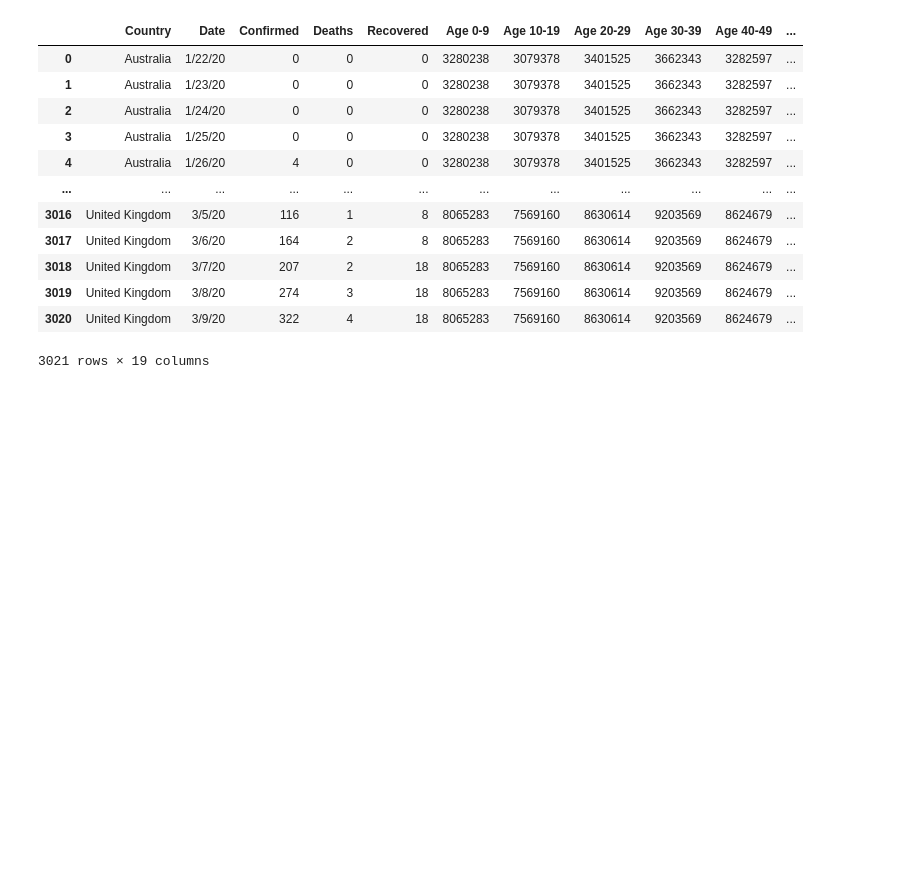
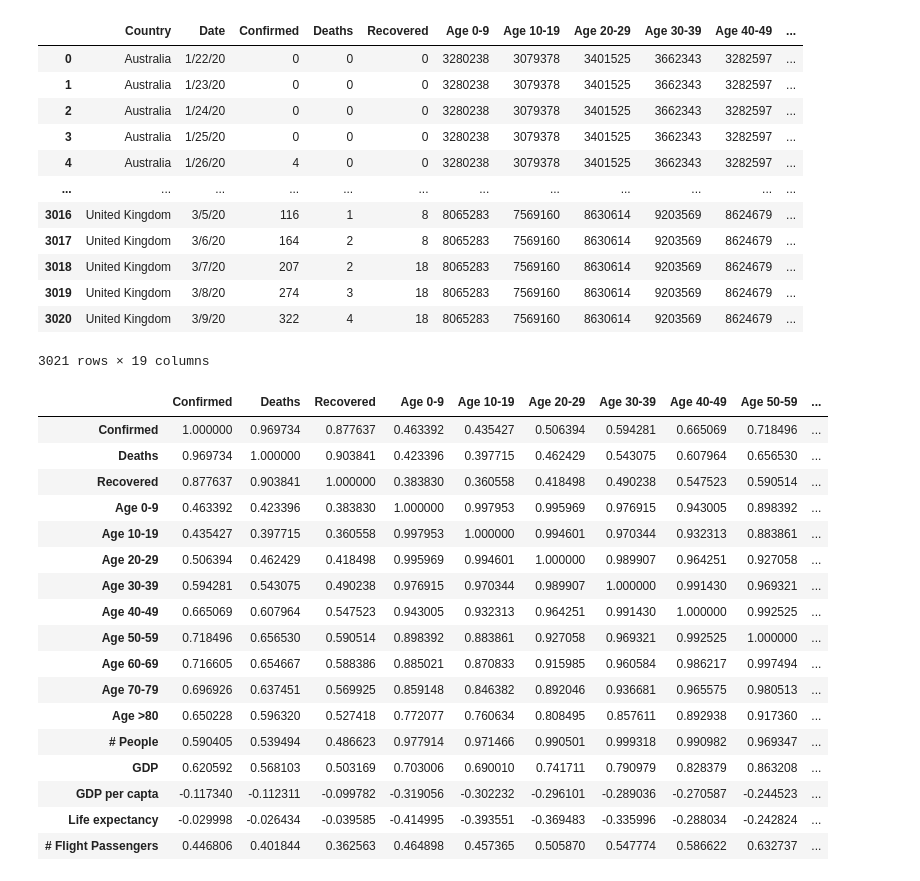
Before and after one commit to thamycoelho/coronavirus_analysis, a Jupyter notebook: data_analysis.ipynb, the cells around one changed output. Drawn from its saved outputs; the diff is of its cells as text; code cells hidden in the pictures; blank space fills up the shorter version.

```diff
--- a/data_analysis.ipynb
+++ b/data_analysis.ipynb
@@ -2,7 +2,7 @@
 import pandas as pd
 # %%
 df_covid = pd.read_csv("./input/covid_19_clear.csv")
-df_country_info = pd.read_csv("./country_info.csv")
+df_country_info = pd.read_csv("./input/country_info.csv")
 # %%
 df_covid.head(20)
 # %% [output]
@@ -72,3 +72,24 @@ df
 | 3019 | United Kingdom | 3/8/20 | 274 | 3 | 18 | 8065283 | 7569160 | 8630614 | 9203569 | 8624679 | ... |
 | 3020 | United Kingdom | 3/9/20 | 322 | 4 | 18 | 8065283 | 7569160 | 8630614 | 9203569 | 8624679 | ... |
 3021 rows × 19 columns
+# %%
+df.corr()
+# %% [output]
+|  | Confirmed | Deaths | Recovered | Age 0-9 | Age 10-19 | Age 20-29 | Age 30-39 | Age 40-49 | Age 50-59 | ... |
+| Confirmed | 1.000000 | 0.969734 | 0.877637 | 0.463392 | 0.435427 | 0.506394 | 0.594281 | 0.665069 | 0.718496 | ... |
+| Deaths | 0.969734 | 1.000000 | 0.903841 | 0.423396 | 0.397715 | 0.462429 | 0.543075 | 0.607964 | 0.656530 | ... |
+| Recovered | 0.877637 | 0.903841 | 1.000000 | 0.383830 | 0.360558 | 0.418498 | 0.490238 | 0.547523 | 0.590514 | ... |
+| Age 0-9 | 0.463392 | 0.423396 | 0.383830 | 1.000000 | 0.997953 | 0.995969 | 0.976915 | 0.943005 | 0.898392 | ... |
+| Age 10-19 | 0.435427 | 0.397715 | 0.360558 | 0.997953 | 1.000000 | 0.994601 | 0.970344 | 0.932313 | 0.883861 | ... |
+| Age 20-29 | 0.506394 | 0.462429 | 0.418498 | 0.995969 | 0.994601 | 1.000000 | 0.989907 | 0.964251 | 0.927058 | ... |
+| Age 30-39 | 0.594281 | 0.543075 | 0.490238 | 0.976915 | 0.970344 | 0.989907 | 1.000000 | 0.991430 | 0.969321 | ... |
+| Age 40-49 | 0.665069 | 0.607964 | 0.547523 | 0.943005 | 0.932313 | 0.964251 | 0.991430 | 1.000000 | 0.992525 | ... |
+| Age 50-59 | 0.718496 | 0.656530 | 0.590514 | 0.898392 | 0.883861 | 0.927058 | 0.969321 | 0.992525 | 1.000000 | ... |
+| Age 60-69 | 0.716605 | 0.654667 | 0.588386 | 0.885021 | 0.870833 | 0.915985 | 0.960584 | 0.986217 | 0.997494 | ... |
+| Age 70-79 | 0.696926 | 0.637451 | 0.569925 | 0.859148 | 0.846382 | 0.892046 | 0.936681 | 0.965575 | 0.980513 | ... |
+| Age >80 | 0.650228 | 0.596320 | 0.527418 | 0.772077 | 0.760634 | 0.808495 | 0.857611 | 0.892938 | 0.917360 | ... |
+| # People | 0.590405 | 0.539494 | 0.486623 | 0.977914 | 0.971466 | 0.990501 | 0.999318 | 0.990982 | 0.969347 | ... |
+| GDP | 0.620592 | 0.568103 | 0.503169 | 0.703006 | 0.690010 | 0.741711 | 0.790979 | 0.828379 | 0.863208 | ... |
+| GDP per capta | -0.117340 | -0.112311 | -0.099782 | -0.319056 | -0.302232 | -0.296101 | -0.289036 | -0.270587 | -0.244523 | ... |
+| Life expectancy | -0.029998 | -0.026434 | -0.039585 | -0.414995 | -0.393551 | -0.369483 | -0.335996 | -0.288034 | -0.242824 | ... |
+| # Flight Passengers | 0.446806 | 0.401844 | 0.362563 | 0.464898 | 0.457365 | 0.505870 | 0.547774 | 0.586622 | 0.632737 | ... |
```
Also changed, not shown: 1 other file.
